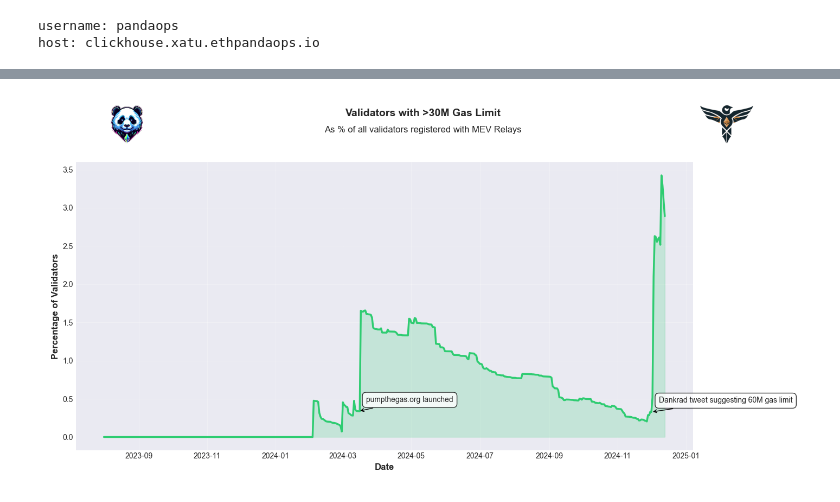
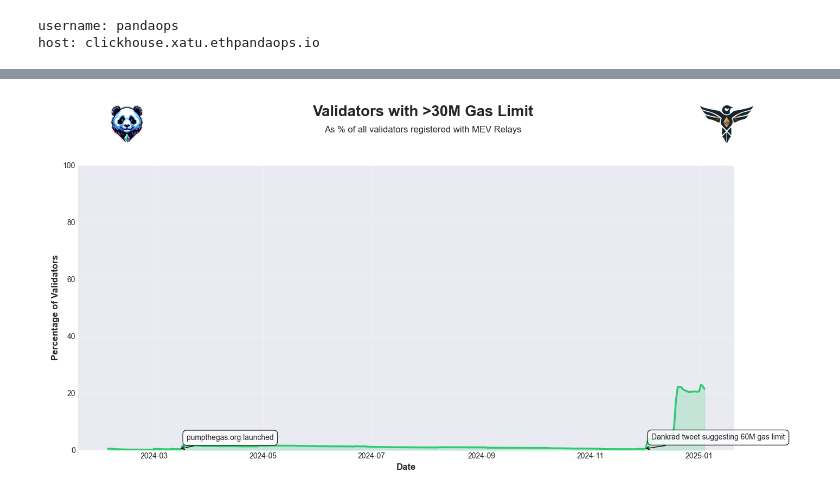
Before and after one commit to ethpandaops/xatu-data, a Jupyter notebook: analysis/mainnet/mev-relay-registrations/mev-relay-registrations.ipynb, the cells around one changed output, grey strips where cells are left out. Cells and saved outputs as stored; diff of their text form; code cells hidden in the pictures.

Commit message:
Update mev-relay-registrations

```diff
--- a/analysis/mainnet/mev-relay-registrations/mev-relay-registrations.ipynb
+++ b/analysis/mainnet/mev-relay-registrations/mev-relay-registrations.ipynb
@@ -101,8 +102,8 @@ host: clickhouse.xatu.ethpandaops.io
 # );
 # %%
 # Define the filtering time range
-start_date = '2023-08-01 00:00:00'
-end_date = '2024-12-16 23:59:59'
+start_date = '2024-12-20 00:00:00'
+end_date = '2025-01-31 23:59:59'
 
 print(f"Filtering results between {start_date} and {end_date} on {network}")
 # %% [output]
@@ -137,7 +138,7 @@ validator_entities
 1535625 rows × 2 columns
 # %%
 query = text("""
-    SELECT DISTINCT
+    SELECT
         validator_index,
         slot,
         gas_limit,
@@ -146,8 +147,8 @@ query = text("""
     FROM
         mev_relay_validator_registration
     WHERE
-        slot_start_date_time >= :start_date
-        AND slot_start_date_time < :end_date
+        event_date_time >= :start_date
+        AND event_date_time < :end_date
         AND meta_network_name = :network
     GROUP BY
         validator_index,
@@ -183,13 +227,9 @@ registrations
 # %%
-# Get most recent registration per validator, ignoring relay
+# Get most recent registration per validator
 latest_registrations = (registrations
-    .sort_values('slot')
-    .groupby(['validator_index', 'slot'])
+    .sort_values(['slot', 'timestamp'], ascending=[False, False])
+    .groupby('validator_index')
     .first()
-    .reset_index()
-    .sort_values('slot')
-    .groupby('validator_index')
-    .last()
 )
 latest_registrations
 # %% [output]
@@ -350,56 +432,63 @@ plt.show()
 latest_with_dt = latest_registrations.copy()
 latest_with_dt['timestamp'] = pd.to_datetime(latest_with_dt['timestamp'], unit='s')
 
+# Filter for last 12 months
+last_12m = pd.Timestamp.now() - pd.DateOffset(months=12)
+latest_with_dt = latest_with_dt[latest_with_dt['timestamp'] >= last_12m]
+
 # Get cumulative counts
+high_gas = latest_with_dt[latest_with_dt['gas_limit'] > 30_000_000]
+high_gas_counts = high_gas.groupby(pd.Grouper(freq='1D', key='timestamp')).size()
 high_gas_cumsum = high_gas_counts.cumsum()
 total_validators_cumsum = latest_with_dt.groupby(pd.Grouper(freq='1D', key='timestamp')).size().cumsum()
 
-# Calculate percentage based on cumulative values
+# Calculate percentage based on cumulative values and filter out days with no data
 high_gas_pct = (high_gas_cumsum / total_validators_cumsum * 100).fillna(0)
-
-# Remove future dates with no data
-last_date = latest_with_dt['timestamp'].max()
-high_gas_pct = high_gas_pct[high_gas_pct.index <= last_date]
+high_gas_pct = high_gas_pct[high_gas_pct != 0]
 
 # Create line plot with style
 plt.style.use('seaborn-v0_8-darkgrid')
 fig = plt.figure(figsize=(14, 6))
 plt.plot(high_gas_pct.index, high_gas_pct.values,
          linewidth=2.5,
          color='#2ecc71')
 
 plt.fill_between(high_gas_pct.index, high_gas_pct.values,
                  alpha=0.2,
                  color='#2ecc71')
 
 plt.xlabel('Date', fontsize=12, fontweight='bold')
 plt.ylabel('Percentage of Validators', fontsize=12, fontweight='bold')
+plt.ylim(0, 100)
 
 # Add annotation for pumpthegas.org launch
 launch_date = pd.to_datetime('2024-03-15')
-y_pos = high_gas_pct[high_gas_pct.index == launch_date].values[0]
-plt.annotate('pumpthegas.org launched',
-            xy=(launch_date, y_pos),
-            xytext=(10, 10), textcoords='offset points',
-            ha='left', va='bottom',
-            bbox=dict(boxstyle='round,pad=0.5', fc='white', alpha=0.8),
-            arrowprops=dict(arrowstyle='->', connectionstyle='arc3,rad=0'))
+if launch_date in high_gas_pct.index:
+    y_pos = high_gas_pct[high_gas_pct.index == launch_date].values[0]
+    plt.annotate('pumpthegas.org launched',
+                xy=(launch_date, y_pos),
+                xytext=(10, 10), textcoords='offset points',
+                ha='left', va='bottom',
+                bbox=dict(boxstyle='round,pad=0.5', fc='white', alpha=0.8),
+                arrowprops=dict(arrowstyle='->', connectionstyle='arc3,rad=0'))
 
 launch_date = pd.to_datetime('2024-12-01')
-y_pos = high_gas_pct[high_gas_pct.index == launch_date].values[0]
-plt.annotate('Dankrad tweet suggesting 60M gas limit',
-            xy=(launch_date, y_pos),
-            xytext=(10, 10), textcoords='offset points',
-            ha='left', va='bottom',
-            bbox=dict(boxstyle='round,pad=0.5', fc='white', alpha=0.8),
-            arrowprops=dict(arrowstyle='->', connectionstyle='arc3,rad=0'))
+if launch_date in high_gas_pct.index:
+    y_pos = high_gas_pct[high_gas_pct.index == launch_date].values[0]
+    plt.annotate('Dankrad tweet suggesting 60M gas limit',
+                xy=(launch_date, y_pos),
+                xytext=(10, 10), textcoords='offset points',
+                ha='left', va='bottom',
+                bbox=dict(boxstyle='round,pad=0.5', fc='white', alpha=0.8),
+                arrowprops=dict(arrowstyle='->', connectionstyle='arc3,rad=0'))
+
 plt.tick_params(axis='both', labelsize=10)
 plt.grid(True, alpha=0.3)
 plt.tight_layout()
 add_branding(fig, title='Validators with >30M Gas Limit', subtitle='As % of all validators registered with MEV Relays')
 plt.show()
 # %% [output]
-[figure, old version]
+[figure, new version]
 # %%
 # Get top 20 entities with high gas limit
 top_entities = high_gas.groupby('entity').size().sort_values(ascending=False).head(20)
```
Also changed, not shown: parts of 16 cells of this notebook.
